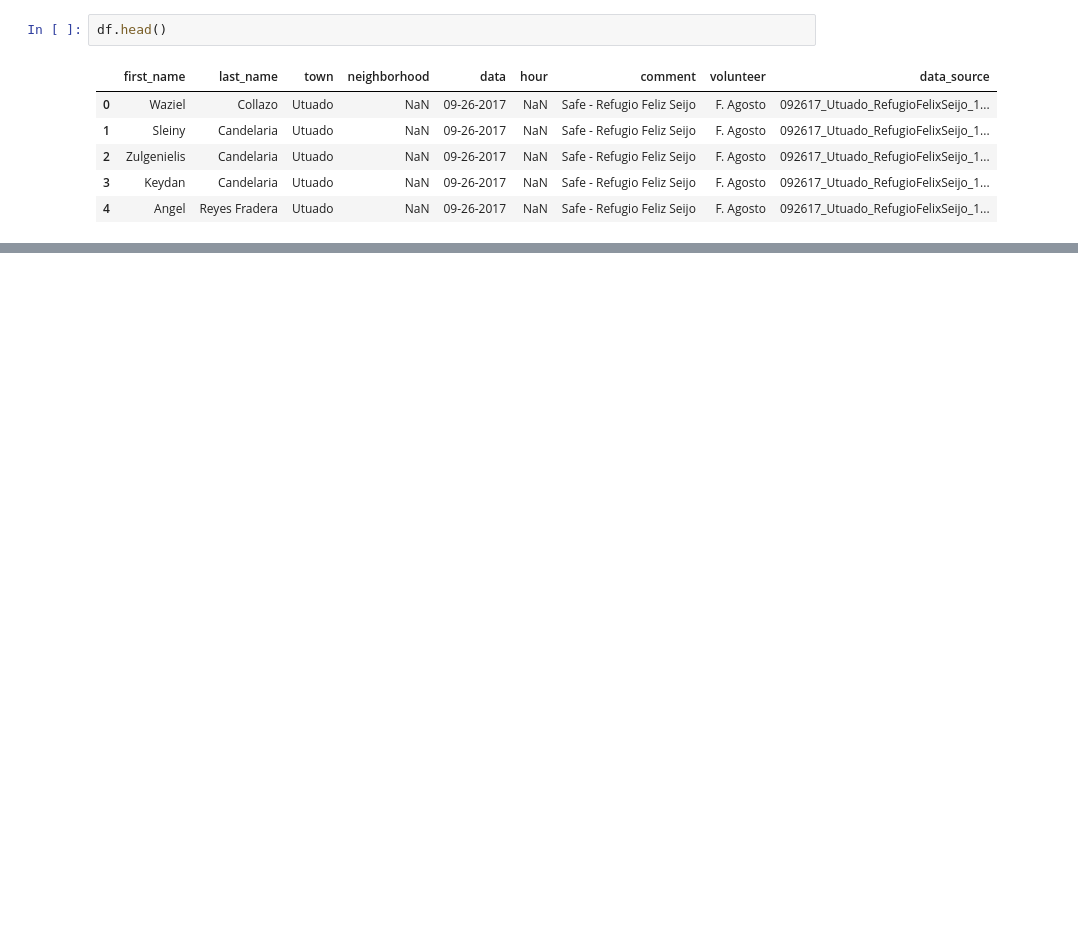
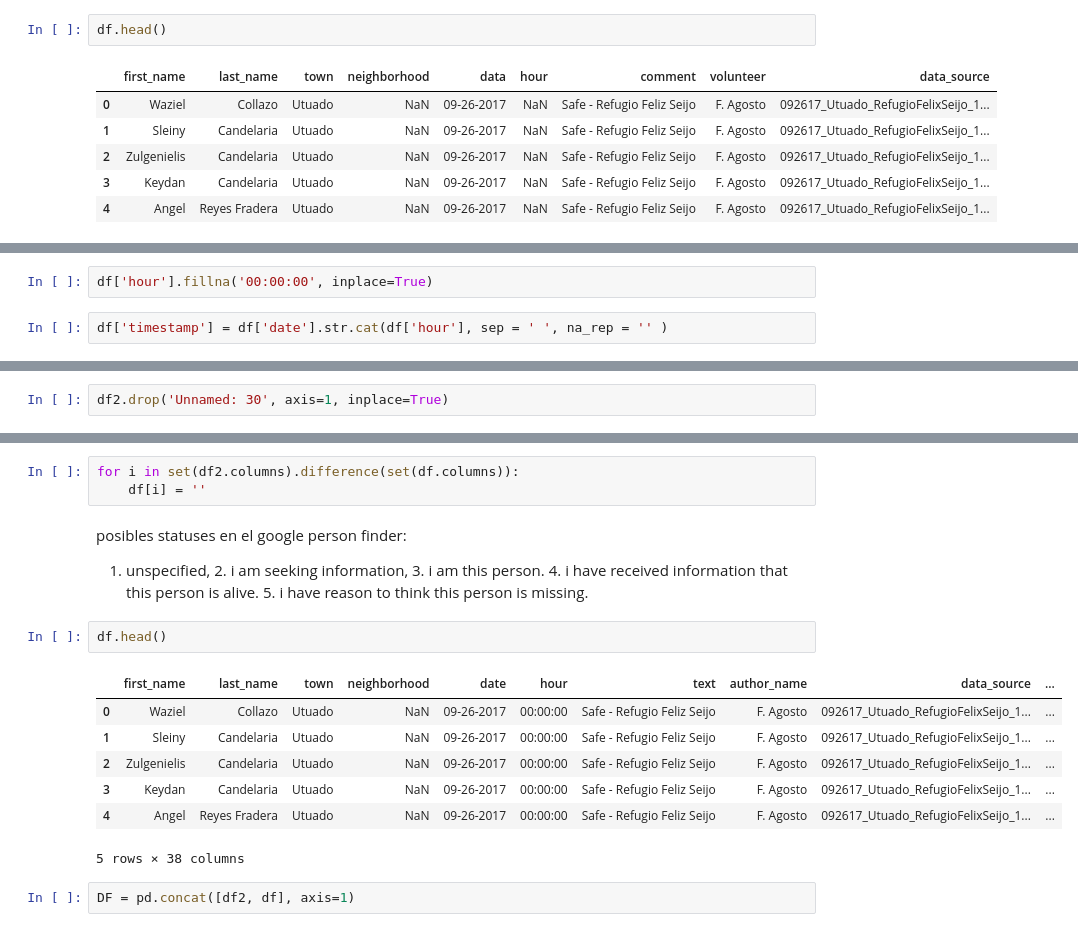
Before and after one commit to karmacelina/mtb_snail_uploads, a Jupyter notebook: notebooks/Untitled.ipynb, the cells around one changed output, grey strips where cells are left out. Drawn from its saved outputs; the diff is of its cells as text; blank space fills up the shorter version.

```diff
--- a/notebooks/Untitled.ipynb
+++ b/notebooks/Untitled.ipynb
@@ -27,0 +89,4 @@ df.head()
+# %%
+df['hour'].fillna('00:00:00', inplace=True)
+# %%
+df['timestamp'] = df['date'].str.cat(df['hour'], sep = ' ', na_rep = '' )
@@ -27,0 +104,2 @@ df.head()
+# %%
+df2.drop('Unnamed: 30', axis=1, inplace=True)
@@ -27,0 +126,18 @@ df.head()
+# %%
+for i in set(df2.columns).difference(set(df.columns)):
+    df[i] = ''
+# %% [markdown]
+posibles statuses en el google person finder:
+1. unspecified, 2. i am seeking information, 3. i am this person. 4. i have received information that this person is alive.  5. i have reason to think this person is missing.
+# %%
+df.head()
+# %% [output]
+|  | first_name | last_name | town | neighborhood | date | hour | text | author_name | data_source | ... |
+| 0 | Waziel | Collazo | Utuado | NaN | 09-26-2017 | 00:00:00 | Safe - Refugio Feliz Seijo | F. Agosto | 092617_Utuado_RefugioFelixSeijo_1... | ... |
+| 1 | Sleiny | Candelaria | Utuado | NaN | 09-26-2017 | 00:00:00 | Safe - Refugio Feliz Seijo | F. Agosto | 092617_Utuado_RefugioFelixSeijo_1... | ... |
+| 2 | Zulgenielis | Candelaria | Utuado | NaN | 09-26-2017 | 00:00:00 | Safe - Refugio Feliz Seijo | F. Agosto | 092617_Utuado_RefugioFelixSeijo_1... | ... |
+| 3 | Keydan | Candelaria | Utuado | NaN | 09-26-2017 | 00:00:00 | Safe - Refugio Feliz Seijo | F. Agosto | 092617_Utuado_RefugioFelixSeijo_1... | ... |
+| 4 | Angel | Reyes Fradera | Utuado | NaN | 09-26-2017 | 00:00:00 | Safe - Refugio Feliz Seijo | F. Agosto | 092617_Utuado_RefugioFelixSeijo_1... | ... |
+5 rows × 38 columns
+# %%
+DF = pd.concat([df2, df], axis=1)
```
Also changed, not shown: parts of 15 cells of this notebook.
